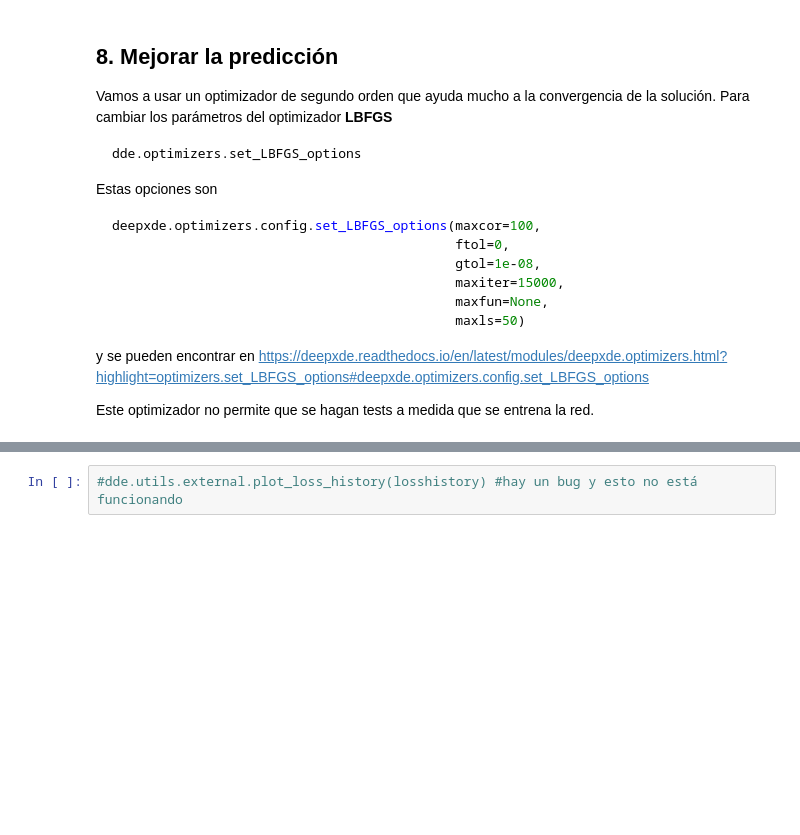
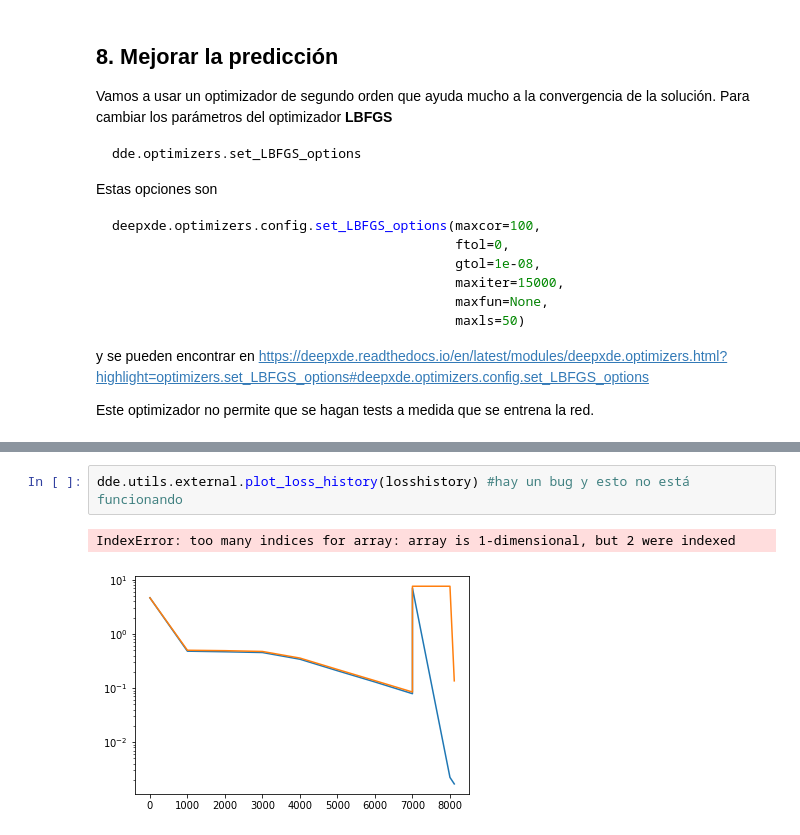
Before and after one commit to ashcat2005/PINNs, a Jupyter notebook: PINNs-Tutorial/ODE/1.ODE_Forward_Intro.ipynb, the cells around one changed output, grey strips where cells are left out. Drawn from its saved outputs; the diff is of its cells as text; blank space fills up the shorter version.

```diff
--- a/PINNs-Tutorial/ODE/1.ODE_Forward_Intro.ipynb
+++ b/PINNs-Tutorial/ODE/1.ODE_Forward_Intro.ipynb
@@ -284,2 +283,5 @@ dde.utils.external.plot_best_state(train_state)
 # %%
-#dde.utils.external.plot_loss_history(losshistory) #hay un bug y esto no está funcionando
+dde.utils.external.plot_loss_history(losshistory) #hay un bug y esto no está funcionando
+# %% [output]
+IndexError: too many indices for array: array is 1-dimensional, but 2 were indexed
+[figure, added]
```
Also changed, not shown: parts of 5 cells of this notebook, 13 other files.
